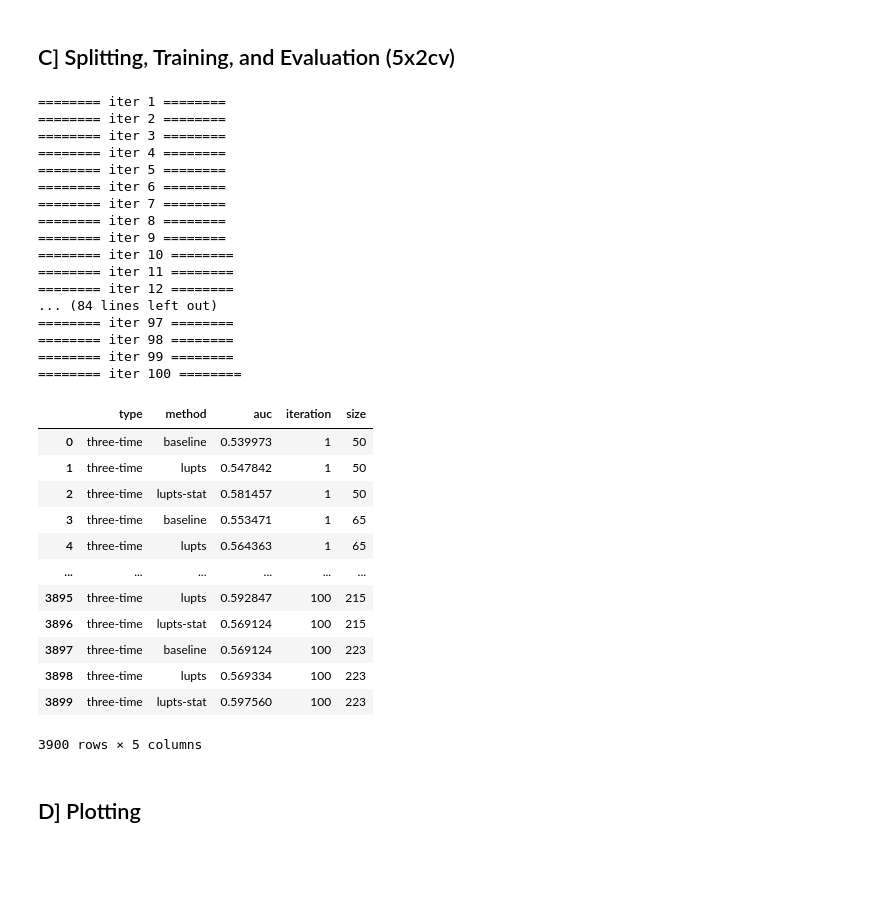
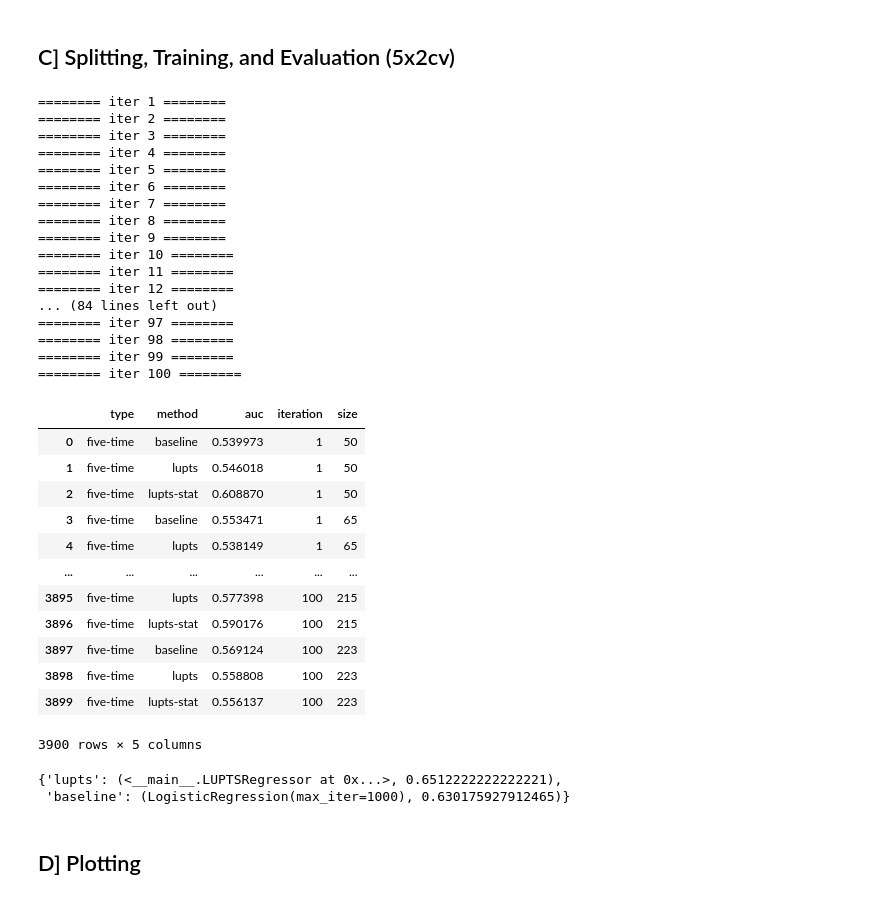
Before and after one commit to RickardKarl/LearningUsingPrivilegedTimeSeries, a Jupyter notebook: notebooks/mm-pfs.ipynb, the cells around one changed output. Saved outputs shown, nothing was run; the diff lists cells and outputs as text; code cells hidden in the pictures; blank space fills up the shorter version.

Commit message:
adding qual experiment to pfs task

```diff
--- a/notebooks/mm-pfs.ipynb
+++ b/notebooks/mm-pfs.ipynb
@@ -249,20 +248,18 @@ def get_pts(Xtrain, Atrain, num_points=3):
 
     ## after first line
     Xfls = [np.zeros_like(Xtrain[:,0,:]) for _ in range(num_points)]
-#     Xfls = [np.zeros((Xtrain.shape[0],Xtrain.shape[-1]+1)) for _ in range(num_points)]
 
     ## for each patient, can decide to have some # of time points across first line
     for i in range(Xtrain.shape[0]):
         trts = Atrain[i,:,-3]
         idxs = np.where(trts == 1.)[0]
         st = idxs[0]; end = idxs[-1]
-        time_points = [st, int(np.floor(end/2)), end]
-#         time_points = [st, int(np.floor(end/4)), int(np.floor(end/2)), int(3*np.floor(end/4)), end]
+#         time_points = [st, int(np.floor(end/2)), end]
+        time_points = [st, int(np.floor(end/4)), int(np.floor(end/2)), int(3*np.floor(end/4)), end]
         assert len(time_points) == num_points
         for j in range(num_points):
             Xfl_j   = Xfls[j]
             Xfl_j[i]= Xtrain[i,time_points[j],:]
-#             Xfl_j[i]= np.concatenate((Xtrain[i,time_points[j],:],np.array([time_points[j]])),axis=-1)
     return Xfls
 # %%
 import numpy as np
@@ -271,30 +268,30 @@ from sklearn.metrics import roc_auc_score
 from sklearn.linear_model import ElasticNetCV,LogisticRegressionCV,MultiTaskElasticNetCV
 
 rkf = RepeatedKFold(n_splits=2, n_repeats=50, random_state=15)
-ty = 'three-time'; model = 'lin'
+ty = 'five-time'; model = 'lin'
 results = []
 np.random.seed(10)
 train_sizes = np.arange(50,223,15)
 train_sizes = list(train_sizes) + [223]
+best_estimators = {'lupts': (None, 0.), 'baseline': (None,0.)} # for maximum training set size
 for i,(train_index, test_index) in enumerate(rkf.split(X)):
     print(f'======== iter {i+1} ========')
     Xtrain, Btrain, Ytrain, Atrain, Mtrain, CEtrain, pids_train = X[train_index], B[train_index], Y[train_index], A[train_index], M[train_index], CE[train_index], pids[train_index]
     Xtest, Btest, Ytest, Atest, Mtest, CEtest, pids_test = X[test_index], B[test_index], Y[test_index], A[test_index], M[test_index], CE[test_index], pids[test_index]
-    Xs = get_pts(Xtrain, Atrain, num_points=3)
+    Xs = get_pts(Xtrain, Atrain, num_points=5)
 
     for size in train_sizes:
 #         with CV internally (for hyperparameters)
+#         Mbase = LogisticRegressionCV(random_state = 0, Cs = 25, cv = 5, solver='liblinear', penalty='l1', max_iter=1000)
+#         state_estimator = MultiTaskElasticNetCV(random_state = 0, l1_ratio=[.1,.5,.7,.9,.95,.99,1.],cv=5,eps=1e-3,fit_intercept=False)
+#         Ma    = LUPTSRegressor(state_estimator=state_estimator, outcome_estimator=LogisticRegressionCV(random_state = 0, Cs = 25, cv = 5, solver='liblinear', penalty='l1', max_iter=1000))
+#         print(f'N: {size}')
         if model == 'lin':
             Mbase = LogisticRegression(max_iter=1000)
-#             Mbase = LogisticRegressionCV(random_state = 0, Cs = [1.,0.1,0.01,0.001,.0001], cv = 5, solver='liblinear', penalty='l1', max_iter=1000)
-#             Ma    = LUPTSRegressor(outcome_estimator=LogisticRegressionCV(random_state = 0, Cs = [1.,0.1,0.01,0.001,.0001], cv = 5, solver='liblinear', penalty='l1', max_iter=1000),stationary=False,num_states=len(Xs)-1)
-#             Ma_stat    = LUPTSRegressor(outcome_estimator=LogisticRegressionCV(random_state = 0, Cs = [1.,0.1,0.01,0.001,.0001], cv = 5, solver='liblinear', penalty='l1', max_iter=1000),stationary=True,num_states=len(Xs)-1)
             Ma    = LUPTSRegressor(outcome_estimator=LogisticRegression(max_iter=1000),stationary=False,num_states=len(Xs)-1)
             Ma_stat    = LUPTSRegressor(outcome_estimator=LogisticRegression(max_iter=1000),stationary=True,num_states=len(Xs)-1)
         else:
             Mbase = NonLinearCV(ty='classifier')
-#             Mbase = RandomForestClassifier()
-#             Ma    = LUPTSRegressor(state_estimator=RandomForestRegressor(),outcome_estimator=RandomForestClassifier())
             Ma    = LUPTSRegressor(state_estimator=NonLinearCV(ty='regressor'),outcome_estimator=NonLinearCV(ty='classifier'))
 
         # train subsample
@@ -324,45 +321,56 @@ for i,(train_index, test_index) in enumerate(rkf.split(X)):
         ya_pred_stat_obs = ya_pred_stat[idx]
         ytest_obs   = Ytest[idx]
         baseline_auc= roc_auc_score(ytest_obs, ybase_pred_obs)
         lupts_auc   = roc_auc_score(ytest_obs, ya_pred_obs)
         lupts_stat_auc = roc_auc_score(ytest_obs, ya_pred_stat_obs)
         results.append({'type': ty, 'method': 'baseline', 'auc': baseline_auc, 'iteration': i+1, 'size': size})
         results.append({'type': ty, 'method': 'lupts', 'auc': lupts_auc, 'iteration': i+1, 'size': size})
         results.append({'type': ty, 'method': 'lupts-stat', 'auc': lupts_stat_auc, 'iteration': i+1, 'size': size})
 
+        if size == 223:
+            if lupts_auc > best_estimators['lupts'][1]:
+                best_estimators['lupts'] = (Ma,lupts_auc)
+            if baseline_auc > best_estimators['baseline'][1]:
+                best_estimators['baseline'] = (Mbase, baseline_auc)
+
 R = pd.DataFrame(results)
 R
 # %% [output]
 ======== iter 1 ========
 ======== iter 2 ========
 ======== iter 3 ========
 ======== iter 4 ========
 ======== iter 5 ========
 ======== iter 6 ========
 ======== iter 7 ========
 ======== iter 8 ========
 ======== iter 9 ========
 ======== iter 10 ========
 ======== iter 11 ========
 ======== iter 12 ========
 ... (84 lines left out)
 ======== iter 97 ========
 ======== iter 98 ========
 ======== iter 99 ========
 ======== iter 100 ========
 |  | type | method | auc | iteration | size |
-| 0 | three-time | baseline | 0.539973 | 1 | 50 |
-| 1 | three-time | lupts | 0.547842 | 1 | 50 |
-| 2 | three-time | lupts-stat | 0.581457 | 1 | 50 |
-| 3 | three-time | baseline | 0.553471 | 1 | 65 |
-| 4 | three-time | lupts | 0.564363 | 1 | 65 |
+| 0 | five-time | baseline | 0.539973 | 1 | 50 |
+| 1 | five-time | lupts | 0.546018 | 1 | 50 |
+| 2 | five-time | lupts-stat | 0.608870 | 1 | 50 |
+| 3 | five-time | baseline | 0.553471 | 1 | 65 |
+| 4 | five-time | lupts | 0.538149 | 1 | 65 |
 | ... | ... | ... | ... | ... | ... |
-| 3895 | three-time | lupts | 0.592847 | 100 | 215 |
-| 3896 | three-time | lupts-stat | 0.569124 | 100 | 215 |
-| 3897 | three-time | baseline | 0.569124 | 100 | 223 |
-| 3898 | three-time | lupts | 0.569334 | 100 | 223 |
-| 3899 | three-time | lupts-stat | 0.597560 | 100 | 223 |
+| 3895 | five-time | lupts | 0.577398 | 100 | 215 |
+| 3896 | five-time | lupts-stat | 0.590176 | 100 | 215 |
+| 3897 | five-time | baseline | 0.569124 | 100 | 223 |
+| 3898 | five-time | lupts | 0.558808 | 100 | 223 |
+| 3899 | five-time | lupts-stat | 0.556137 | 100 | 223 |
 3900 rows × 5 columns
+# %%
+best_estimators
+# %% [output]
+{'lupts': (<__main__.LUPTSRegressor at 0x...>, 0.6512222222222221),
+ 'baseline': (LogisticRegression(max_iter=1000), 0.630175927912465)}
 # %% [markdown]
 ## D] Plotting
 # %%
```
Also changed, not shown: parts of 5 cells of this notebook.
